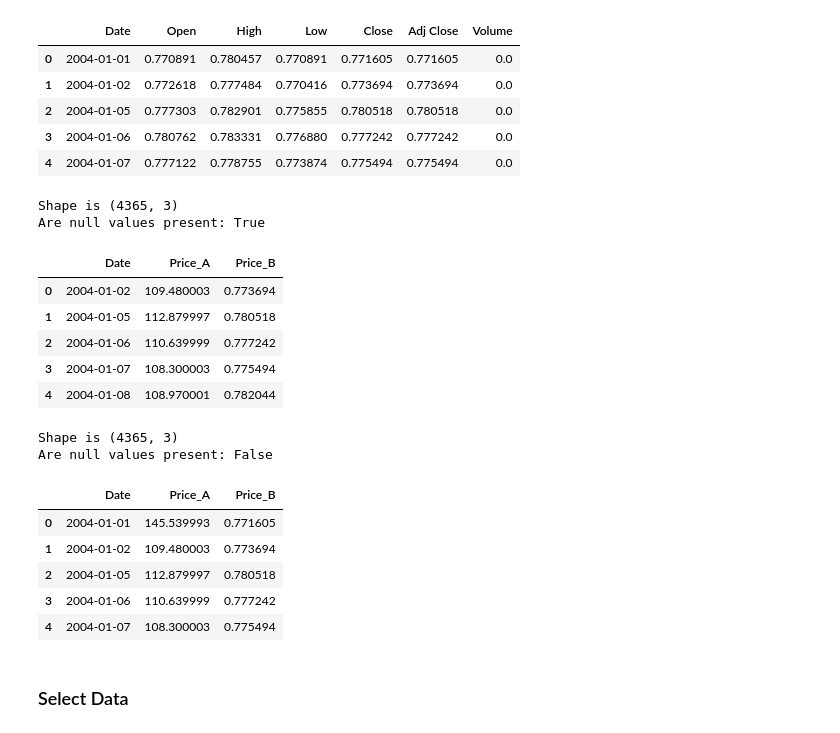
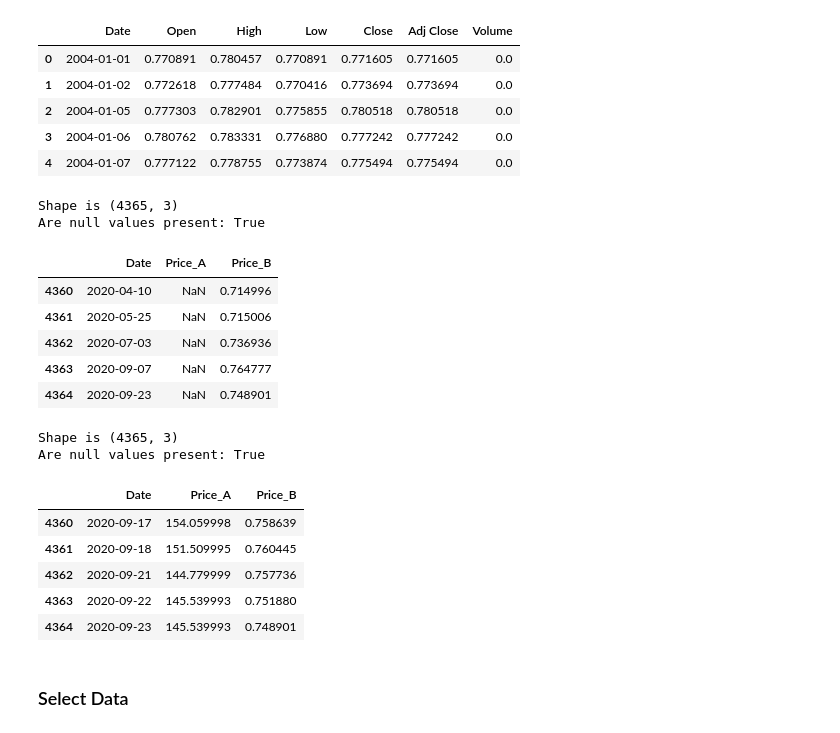
Before and after one commit to MahaDAO/arth-collateral-modeling, a Jupyter notebook: scripts/app.ipynb, the cells around one changed output. Saved outputs shown, nothing was run; the diff lists cells and outputs as text; code cells hidden in the pictures.

```diff
--- a/scripts/app.ipynb
+++ b/scripts/app.ipynb
@@ -37,10 +37,10 @@ Shape is (4210, 7)
 | 3 | 2004-01-07 | 110.529999 | 110.540001 | 107.820000 | 108.300003 | 108.300003 | 16660000.0 |
 | 4 | 2004-01-08 | 108.750000 | 109.930000 | 107.470001 | 108.970001 | 108.970001 | 16340000.0 |
 # %%
-raw_usd_cny = pd.read_csv(f'{DATA_DIR}/CAD_USD_16Y.csv')
+raw_cad_usd = pd.read_csv(f'{DATA_DIR}/CAD_USD_16Y.csv')
 
-print('Shape is ({}, {})'.format(*raw_usd_cny.shape))
-raw_usd_cny.head()
+print('Shape is ({}, {})'.format(*raw_cad_usd.shape))
+raw_cad_usd.head()
 # %% [output]
 Shape is (4365, 7)
 |  | Date | Open | High | Low | Close | Adj Close | Volume |
@@ -52,42 +52,43 @@ Shape is (4365, 7)
 # %%
 # This will merge both df according to their "Date" column and will
 # fill nan in case a date is present in one and absent in other dataframe.
-raw_df = raw_xau_usd.merge(raw_usd_cny, how='outer', left_on='Date', right_on='Date', suffixes=('_a', '_b'))
+raw_df = raw_xau_usd.merge(raw_cad_usd, how='outer', left_on='Date', right_on='Date', suffixes=('_a', '_b'))
 
 raw_df['Date'] = pd.to_datetime(raw_df['Date'])
 raw_df = raw_df.loc[:, ['Date', 'Adj Close_a', 'Adj Close_b']]
 raw_df.columns = ['Date', 'Price_A', 'Price_B']
 
 print('Shape is ({}, {})'.format(*raw_df.shape))
 print('Are null values present: {}'.format(raw_df.isna().values.any()))
 
-raw_df.head()
+raw_df.tail()
 # %% [output]
 Shape is (4365, 3)
 Are null values present: True
 |  | Date | Price_A | Price_B |
-| 0 | 2004-01-02 | 109.480003 | 0.773694 |
-| 1 | 2004-01-05 | 112.879997 | 0.780518 |
-| 2 | 2004-01-06 | 110.639999 | 0.777242 |
-| 3 | 2004-01-07 | 108.300003 | 0.775494 |
-| 4 | 2004-01-08 | 108.970001 | 0.782044 |
+| 4360 | 2020-04-10 | NaN | 0.714996 |
+| 4361 | 2020-05-25 | NaN | 0.715006 |
+| 4362 | 2020-07-03 | NaN | 0.736936 |
+| 4363 | 2020-09-07 | NaN | 0.764777 |
+| 4364 | 2020-09-23 | NaN | 0.748901 |
 # %%
 # Will replace the nan values with the last valid observation for that column.
+raw_df = raw_df.sort_values(by='Date').reset_index(drop=True)
 raw_df = raw_df.ffill(axis=0).sort_values(by='Date').reset_index(drop=True)
 
 print('Shape is ({}, {})'.format(*raw_df.shape))
 print('Are null values present: {}'.format(raw_df.isna().values.any()))
 
-raw_df.head()
+raw_df.tail()
 # %% [output]
 Shape is (4365, 3)
-Are null values present: False
+Are null values present: True
 |  | Date | Price_A | Price_B |
-| 0 | 2004-01-01 | 145.539993 | 0.771605 |
-| 1 | 2004-01-02 | 109.480003 | 0.773694 |
-| 2 | 2004-01-05 | 112.879997 | 0.780518 |
-| 3 | 2004-01-06 | 110.639999 | 0.777242 |
-| 4 | 2004-01-07 | 108.300003 | 0.775494 |
+| 4360 | 2020-09-17 | 154.059998 | 0.758639 |
+| 4361 | 2020-09-18 | 151.509995 | 0.760445 |
+| 4362 | 2020-09-21 | 144.779999 | 0.757736 |
+| 4363 | 2020-09-22 | 145.539993 | 0.751880 |
+| 4364 | 2020-09-23 | 145.539993 | 0.748901 |
 # %% [markdown]
 ### Select Data
 # %%
```
Also changed, not shown: parts of 4 cells of this notebook.
